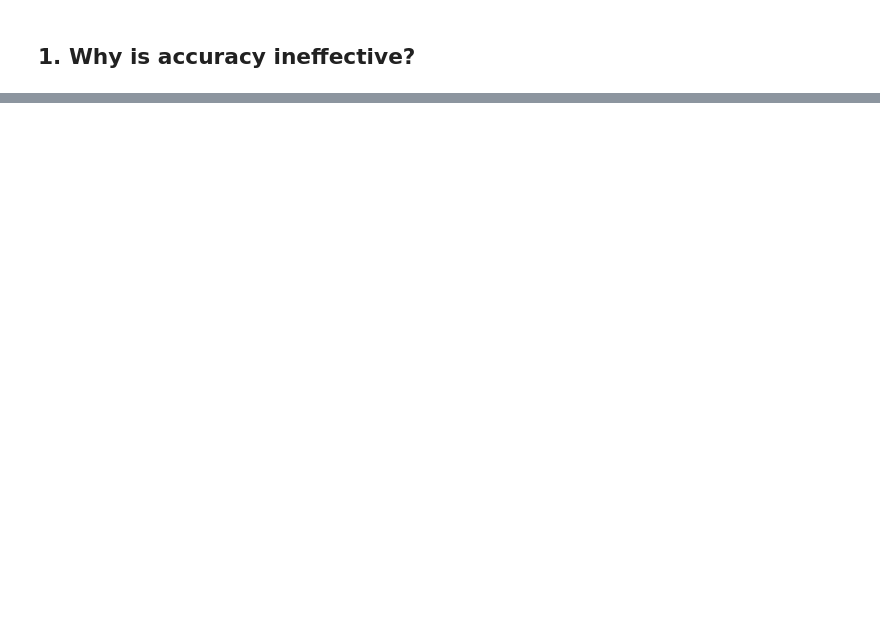
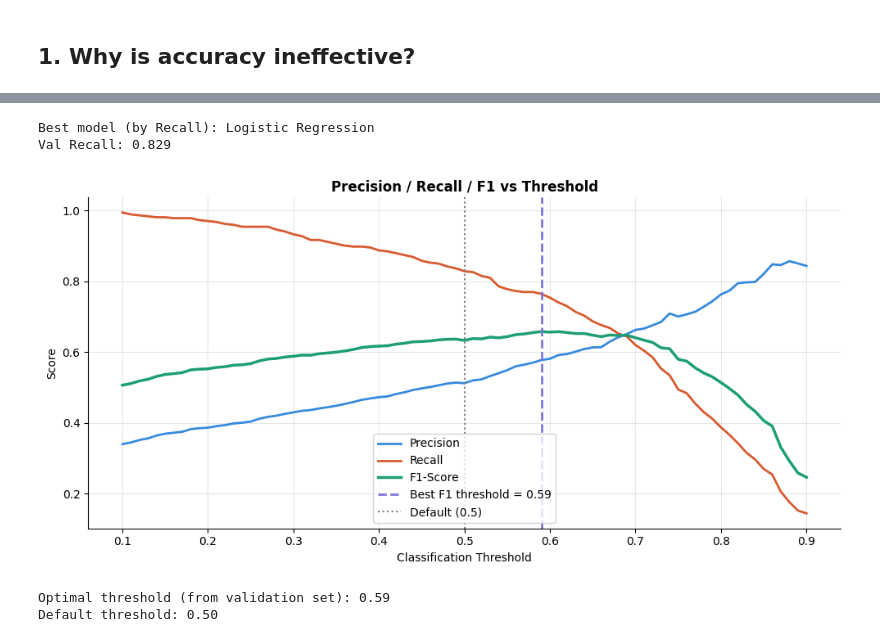
Before and after one commit to NamAnh-dev/Customer-Churn-Prediction, a Jupyter notebook: notebooks/01_modeling.ipynb, the cells around one changed output, grey strips where cells are left out. Cells and saved outputs as stored; diff of their text form; code cells hidden in the pictures; blank space fills up the shorter version.

```diff
--- a/notebooks/01_modeling.ipynb
+++ b/notebooks/01_modeling.ipynb
@@ -233,0 +205,23 @@ Default threshold: 0.50
+# %%
+SELECTION_METRIC = "Recall"  # change to "F1" or "AUC-ROC" if your priorities differ — document why
+
+best_name  = max(all_metrics, key=lambda k: all_metrics[k][SELECTION_METRIC])
+best_model = fitted_models[best_name]
+
+print(f"Best model (by {SELECTION_METRIC}): {best_name}")
+print(f"Val {SELECTION_METRIC}: {all_metrics[best_name][SELECTION_METRIC]:.3f}")
+
+# tune threshold on the VALIDATION set
+best_prob_val = all_probs_val[best_name]
+best_threshold = plot_threshold_analysis(
+    y_val, best_prob_val,
+    save_path=f"{IMAGES}/threshold_analysis.png",
+)
+print(f"\nOptimal threshold (from validation set): {best_threshold:.2f}")
+print("Default threshold: 0.50")
+# %% [output]
+Best model (by Recall): Logistic Regression
+Val Recall: 0.829
+[figure, added]
+Optimal threshold (from validation set): 0.59
+Default threshold: 0.50
```
Also changed, not shown: parts of 24 cells of this notebook, 33 other files.
